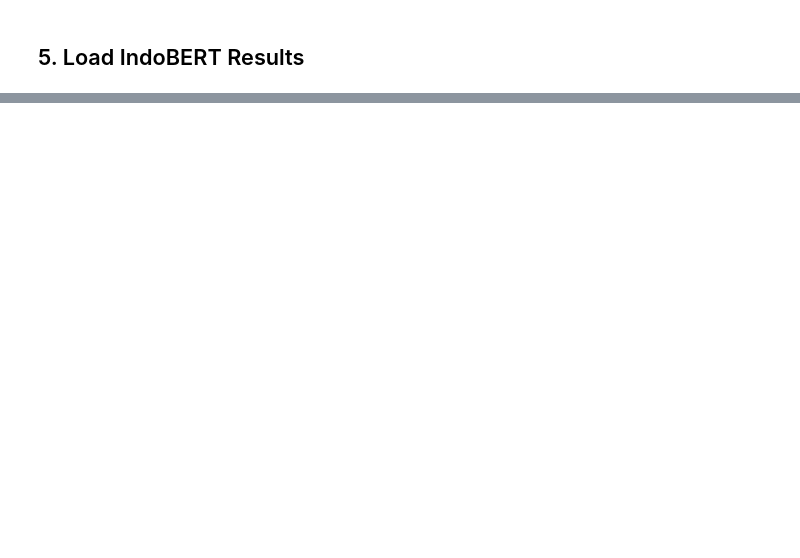
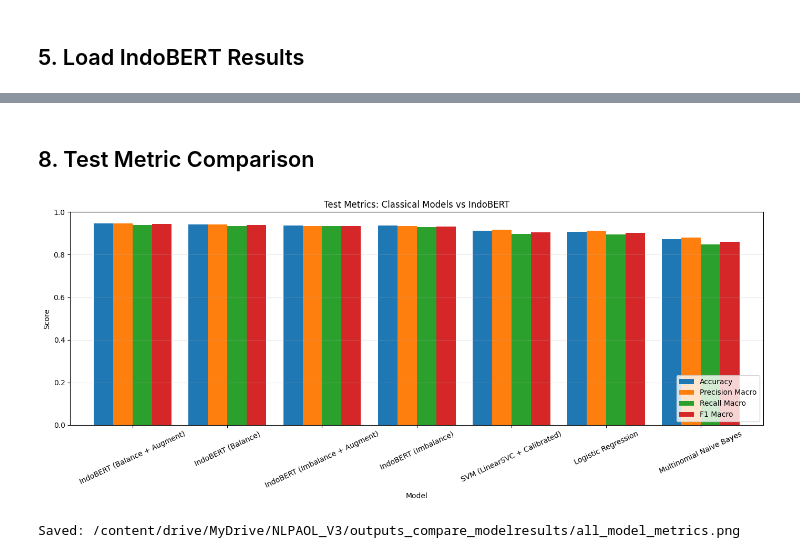
Before and after one commit to erlitna24/narasi-clickbait-detection, a Jupyter notebook: notebook/03_compare_modelresults.ipynb, the cells around one changed output, grey strips where cells are left out. Saved outputs shown, nothing was run; the diff lists cells and outputs as text; code cells hidden in the pictures; blank space fills up the shorter version.

Commit message:
Update final IndoBERT and comparison notebooks

```diff
--- a/notebook/03_compare_modelresults.ipynb
+++ b/notebook/03_compare_modelresults.ipynb
@@ -544,0 +1128,36 @@ Saved: /content/drive/MyDrive/NLPAOL_V3/outputs_indobert/final_results/compariso
+# %% [markdown]
+## 8. Test Metric Comparison
+# %%
+metrics = [
+    "Accuracy",
+    "Precision Macro",
+    "Recall Macro",
+    "F1 Macro",
+]
+
+plot_frame = comparison_df.set_index("Model")[metrics]
+
+axis = plot_frame.plot(
+    kind="bar",
+    figsize=(14, 6),
+    width=0.82,
+)
+
+axis.set_title("Test Metrics: Classical Models vs IndoBERT")
+axis.set_xlabel("Model")
+axis.set_ylabel("Score")
+axis.set_ylim(0.0, 1.0)
+axis.tick_params(axis="x", rotation=25)
+axis.legend(loc="lower right")
+axis.grid(axis="y", alpha=0.25)
+
+plt.tight_layout()
+
+metric_chart_path = OUTPUT_DIR / "all_model_metrics.png"
+plt.savefig(metric_chart_path, dpi=200, bbox_inches="tight")
+plt.show()
+
+print("Saved:", metric_chart_path)
+# %% [output]
+[figure, added]
+Saved: /content/drive/MyDrive/NLPAOL_V3/outputs_compare_modelresults/all_model_metrics.png
```
Also changed, not shown: parts of 38 cells of this notebook, 1 other file.
